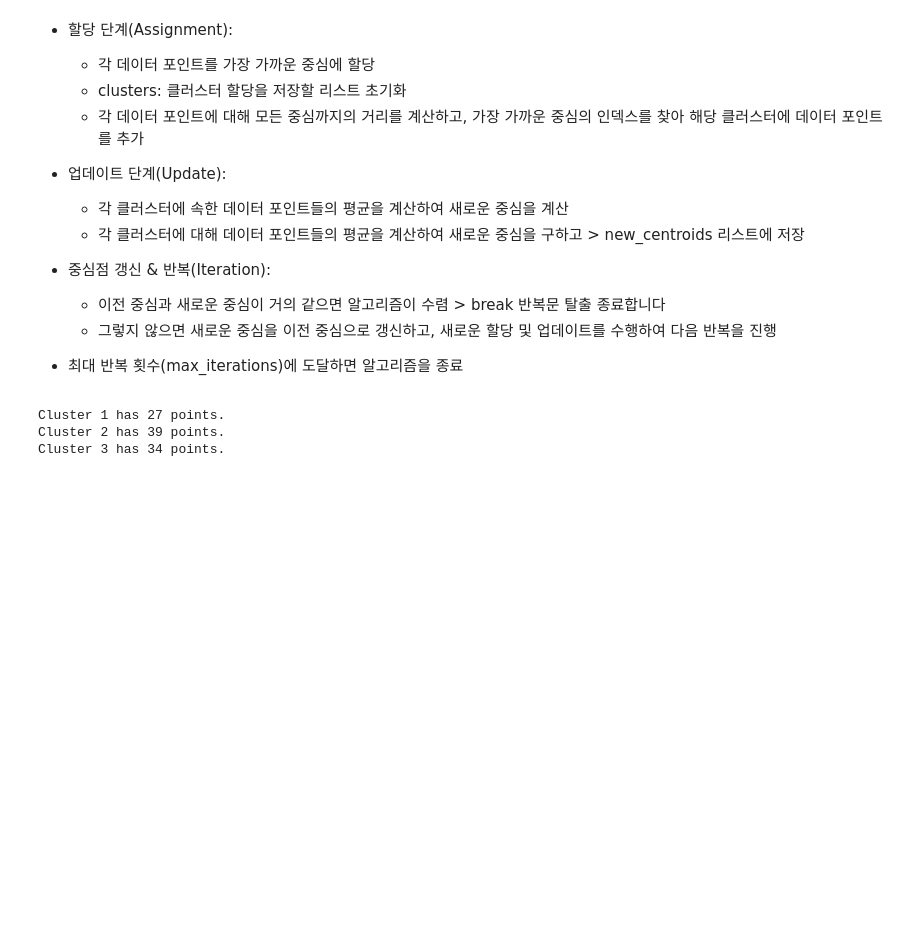
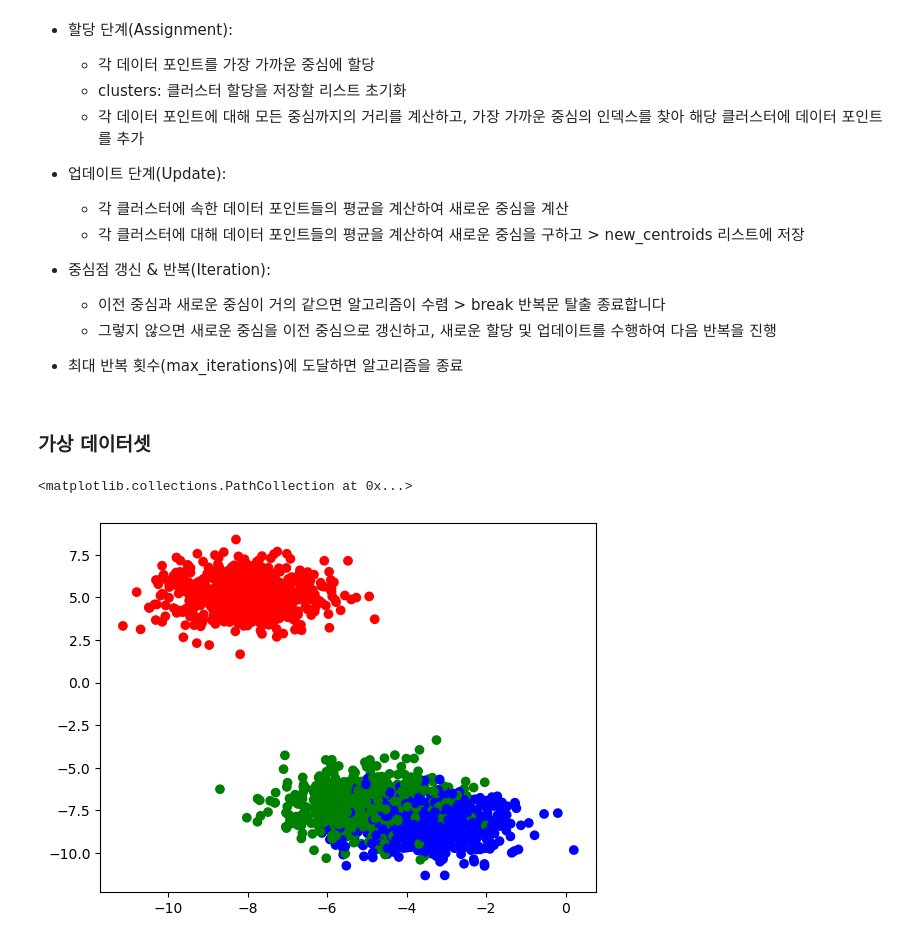
Before and after one commit to sin09135/TIL, a Jupyter notebook: Python/Modeling/Kmeans_Algorithm.ipynb, the cells around one changed output. Cells and saved outputs as stored; diff of their text form; code cells hidden in the pictures; blank space fills up the shorter version.

```diff
--- a/Python/Modeling/Kmeans_Algorithm.ipynb
+++ b/Python/Modeling/Kmeans_Algorithm.ipynb
@@ -116,13 +87 @@ data = np.random.rand(100, 2)
-# %%
-# k-means 클러스터링 적용
-k = 3
-centroids, clusters = k_means_clustering(data, k)
-
-# 결과 출력
-for i, cluster in enumerate(clusters):
-    print(f"Cluster {i+1} has {len(cluster)} points.")
-# %% [output]
-Cluster 1 has 27 points.
-Cluster 2 has 39 points.
-Cluster 3 has 34 points.
 # %%
@@ -129,0 +94,10 @@ Cluster 3 has 34 points.
+# %% [markdown]
+### 가상 데이터셋
+# %%
+X,y = make_blobs(2000, centers = 3, random_state = 19)
+# %%
+rgb = np.array(["r","g","b",'y'])
+plt.scatter(X[:,0],X[:,1], color = rgb[y])
+# %% [output]
+<matplotlib.collections.PathCollection at 0x...>
+[figure, added]
```
Also changed, not shown: parts of 6 cells of this notebook.
